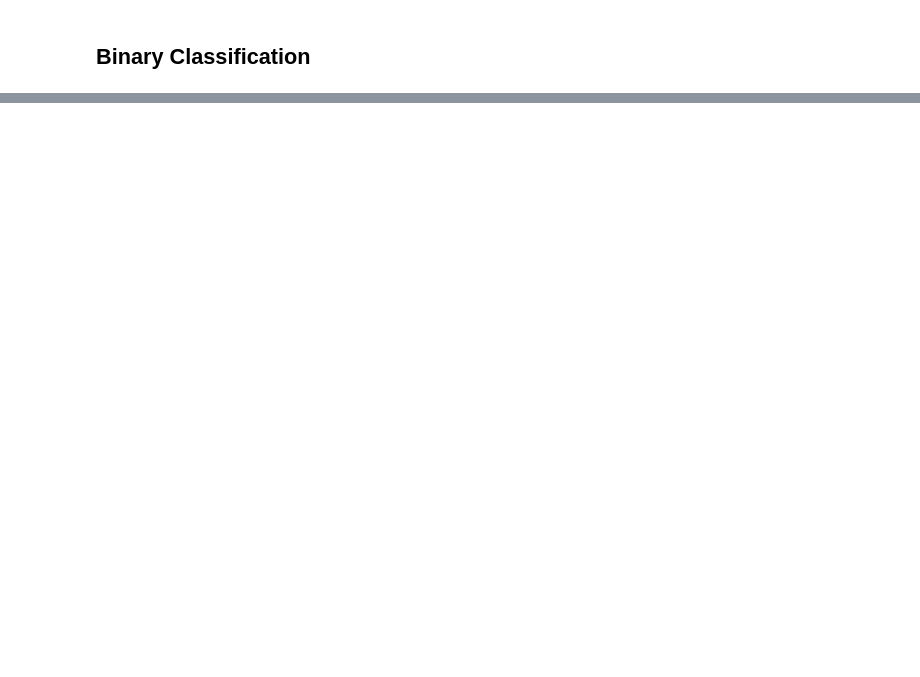
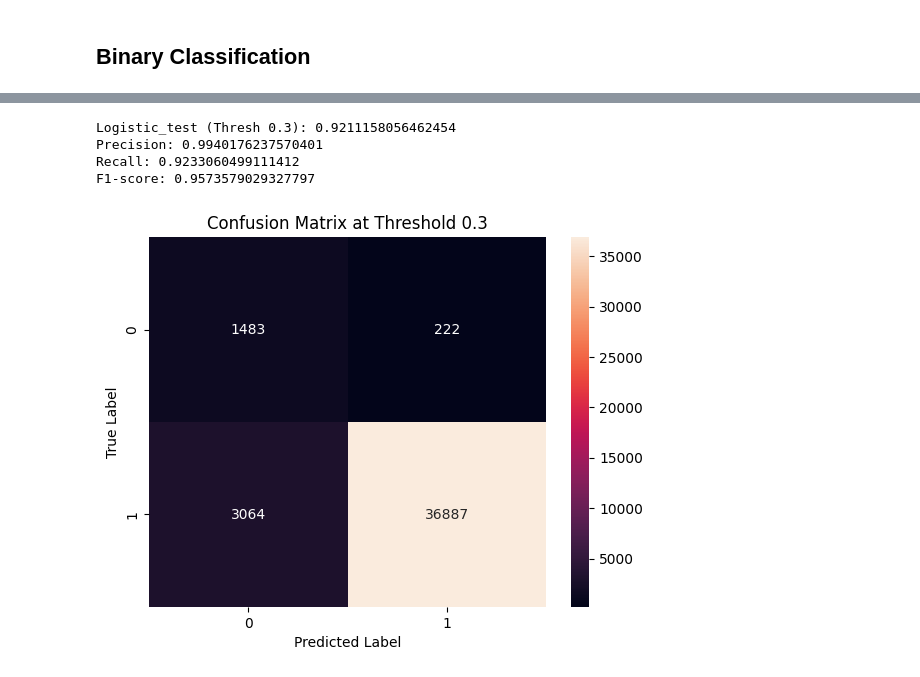
Before and after one commit to Adhammqrz/txsa-part-b, a Jupyter notebook: model/TP071594.ipynb, the cells around one changed output, grey strips where cells are left out. Saved outputs shown, nothing was run; the diff lists cells and outputs as text; code cells hidden in the pictures; blank space fills up the shorter version.

```diff
--- a/model/TP071594.ipynb
+++ b/model/TP071594.ipynb
@@ -272,0 +417,13 @@ Name: Label, Length: 3410, dtype: int64
+# %%
+# Logistic Regression
+pred_lg_test = lg_classifier_best_bin.predict(X_test)
+
+#cast to same data type
+y_test = y_test.astype(int)
+pred_lg_test = pred_lg_test.astype(int)
+
+
+print(f"Logistic_test: {accuracy_score(y_test, pred_lg_test)}")
+print(f"Logistic_test_precision: {precision_score(y_test, pred_lg_test, pos_label=1)}")
+print(f"Logistic_test_recall: {recall_score(y_test, pred_lg_test, pos_label=1)}")
+print(f"Logistic_test_f1: {f1_score(y_test, pred_lg_test, pos_label=1)}")
@@ -272,0 +462,2 @@ Name: Label, Length: 3410, dtype: int64
+# %%
+lg_classifier_bin = LogisticRegression(max_iter=2000, class_weight='balanced')
@@ -272,0 +531,25 @@ Name: Label, Length: 3410, dtype: int64
+# %%
+probs = lg_classifier_best_bin_2.predict_proba(X_test)[:, 1]
+
+threshold = 0.30
+pred_custom = (probs >= threshold).astype(int)
+
+# 3. Print updated metrics
+print(f"Logistic_test (Thresh {threshold}): {accuracy_score(y_test, pred_custom)}")
+print(f"Precision: {precision_score(y_test, pred_custom, pos_label=1)}")
+print(f"Recall: {recall_score(y_test, pred_custom, pos_label=1)}")
+print(f"F1-score: {f1_score(y_test, pred_custom, pos_label=1)}")
+# %% [output]
+Logistic_test (Thresh 0.3): 0.9211158056462454
+Precision: 0.9940176237570401
+Recall: 0.9233060499111412
+F1-score: 0.9573579029327797
+# %%
+cm = confusion_matrix(y_test, pred_custom)
+sns.heatmap(cm, annot=True, fmt='d')
+plt.xlabel('Predicted Label')
+plt.ylabel('True Label')
+plt.title(f'Confusion Matrix at Threshold {threshold}')
+plt.show()
+# %% [output]
+[figure, added]
```
Also changed, not shown: parts of 32 cells of this notebook.
